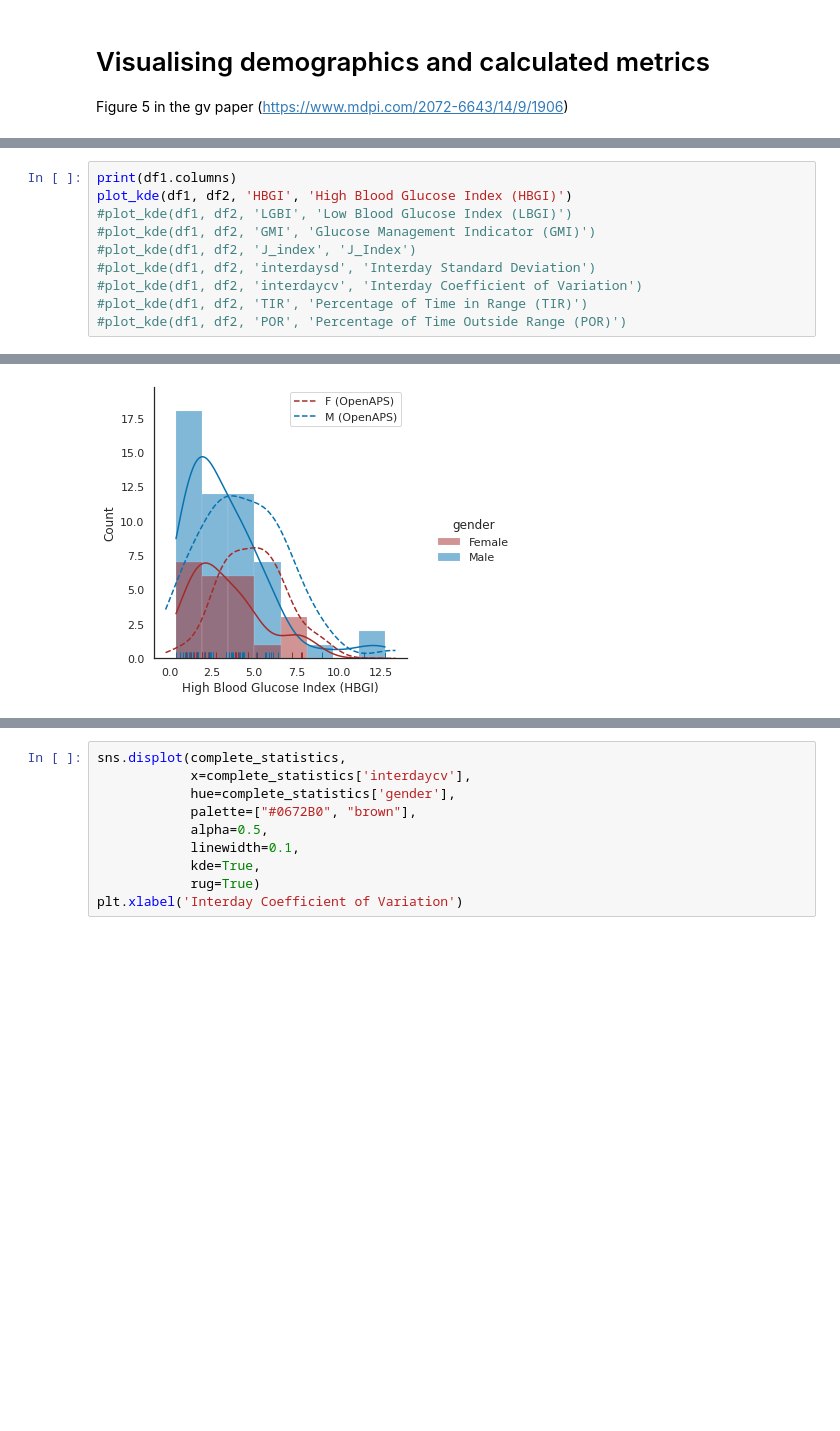
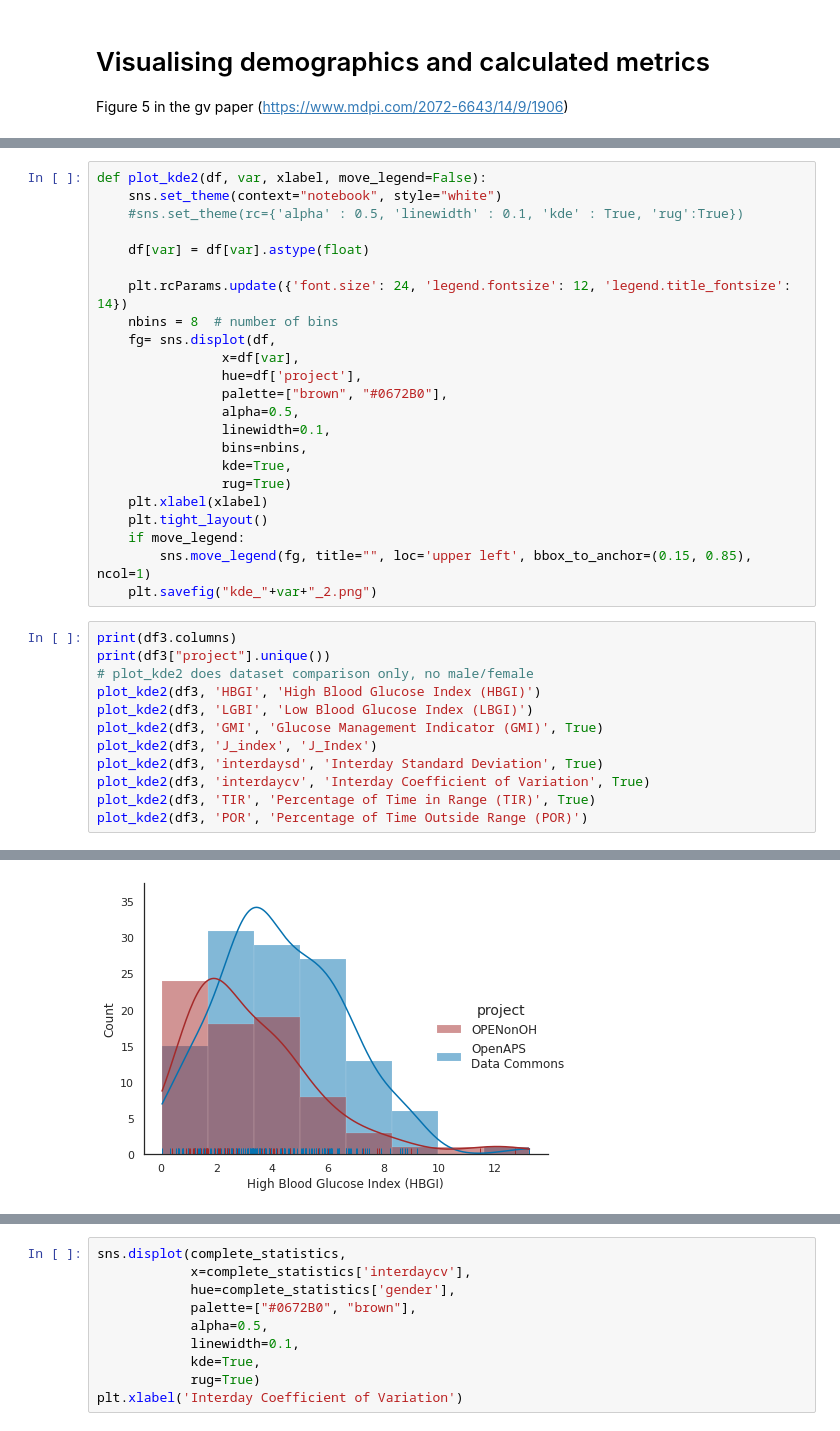
Before and after one commit to berndreinhold/OpenHumansDataTools, a Jupyter notebook: bin/GV-demographics-scripts/gv_kpi_distributions.ipynb, the cells around one changed output, grey strips where cells are left out. Saved outputs shown, nothing was run; the diff lists cells and outputs as text; blank space fills up the shorter version.

Commit message:
feat(gv_kpi_distributions.ipynb): get the gv kpi plots, both comparing OPENonOH with OpenAPS and male/female for OPENonOH - the equivalent plots for OpenAPS data commons in the first gv paper

```diff
--- a/bin/GV-demographics-scripts/gv_kpi_distributions.ipynb
+++ b/bin/GV-demographics-scripts/gv_kpi_distributions.ipynb
@@ -143,14 +162,39 @@ def plot_kde(df1, df2, var, xlabel):
     #x["Male"] = np.linspace(bin_edges["Male"][0], bin_edges["Male"][-1], 100)
     #norm_ = 75*(bin_edges["Male"][1]-bin_edges["Male"][0])
     #sns.lineplot(x=x["Male"], y=kernel["Male"](x["Male"])*norm_, ax=ax, color="brown")
+# %%
+def plot_kde2(df, var, xlabel, move_legend=False):
+    sns.set_theme(context="notebook", style="white")
+    #sns.set_theme(rc={'alpha' : 0.5, 'linewidth' : 0.1, 'kde' : True, 'rug':True})
+
+    df[var] = df[var].astype(float)
+
+    plt.rcParams.update({'font.size': 24, 'legend.fontsize': 12, 'legend.title_fontsize': 14})
+    nbins = 8  # number of bins
+    fg= sns.displot(df,
+                x=df[var],
+                hue=df['project'],
+                palette=["brown", "#0672B0"],
+                alpha=0.5,
+                linewidth=0.1,
+                bins=nbins,
+                kde=True,
+                rug=True)
+    plt.xlabel(xlabel)
+    plt.tight_layout()
+    if move_legend:
+        sns.move_legend(fg, title="", loc='upper left', bbox_to_anchor=(0.15, 0.85), ncol=1)
+    plt.savefig("kde_"+var+"_2.png")
 # %%
-print(df1.columns)
-plot_kde(df1, df2, 'HBGI', 'High Blood Glucose Index (HBGI)')
-#plot_kde(df1, df2, 'LGBI', 'Low Blood Glucose Index (LBGI)')
-#plot_kde(df1, df2, 'GMI', 'Glucose Management Indicator (GMI)')
-#plot_kde(df1, df2, 'J_index', 'J_Index')
-#plot_kde(df1, df2, 'interdaysd', 'Interday Standard Deviation')
-#plot_kde(df1, df2, 'interdaycv', 'Interday Coefficient of Variation')
-#plot_kde(df1, df2, 'TIR', 'Percentage of Time in Range (TIR)')
-#plot_kde(df1, df2, 'POR', 'Percentage of Time Outside Range (POR)')
+print(df3.columns)
+print(df3["project"].unique())
+# plot_kde2 does dataset comparison only, no male/female
+plot_kde2(df3, 'HBGI', 'High Blood Glucose Index (HBGI)')
+plot_kde2(df3, 'LGBI', 'Low Blood Glucose Index (LBGI)')
+plot_kde2(df3, 'GMI', 'Glucose Management Indicator (GMI)', True)
+plot_kde2(df3, 'J_index', 'J_Index')
+plot_kde2(df3, 'interdaysd', 'Interday Standard Deviation', True)
+plot_kde2(df3, 'interdaycv', 'Interday Coefficient of Variation', True)
+plot_kde2(df3, 'TIR', 'Percentage of Time in Range (TIR)', True)
+plot_kde2(df3, 'POR', 'Percentage of Time Outside Range (POR)')
 # %% [output]
@@ -168 +220 @@ Index([         'id',         'age',      'gender',      'height',
-[figure, old version]
+[figure, new version]
```
Also changed, not shown: parts of 7 cells of this notebook.
